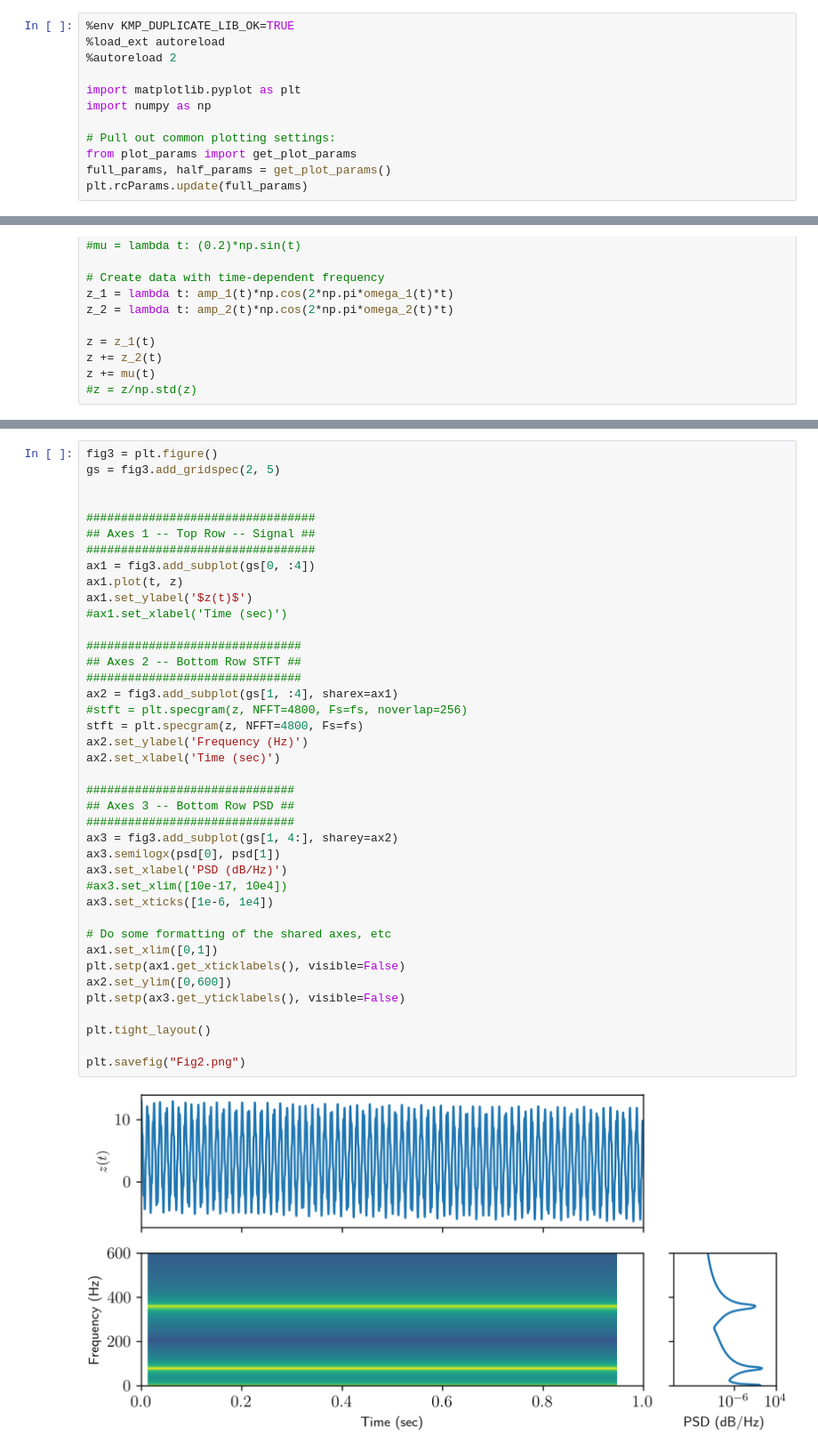
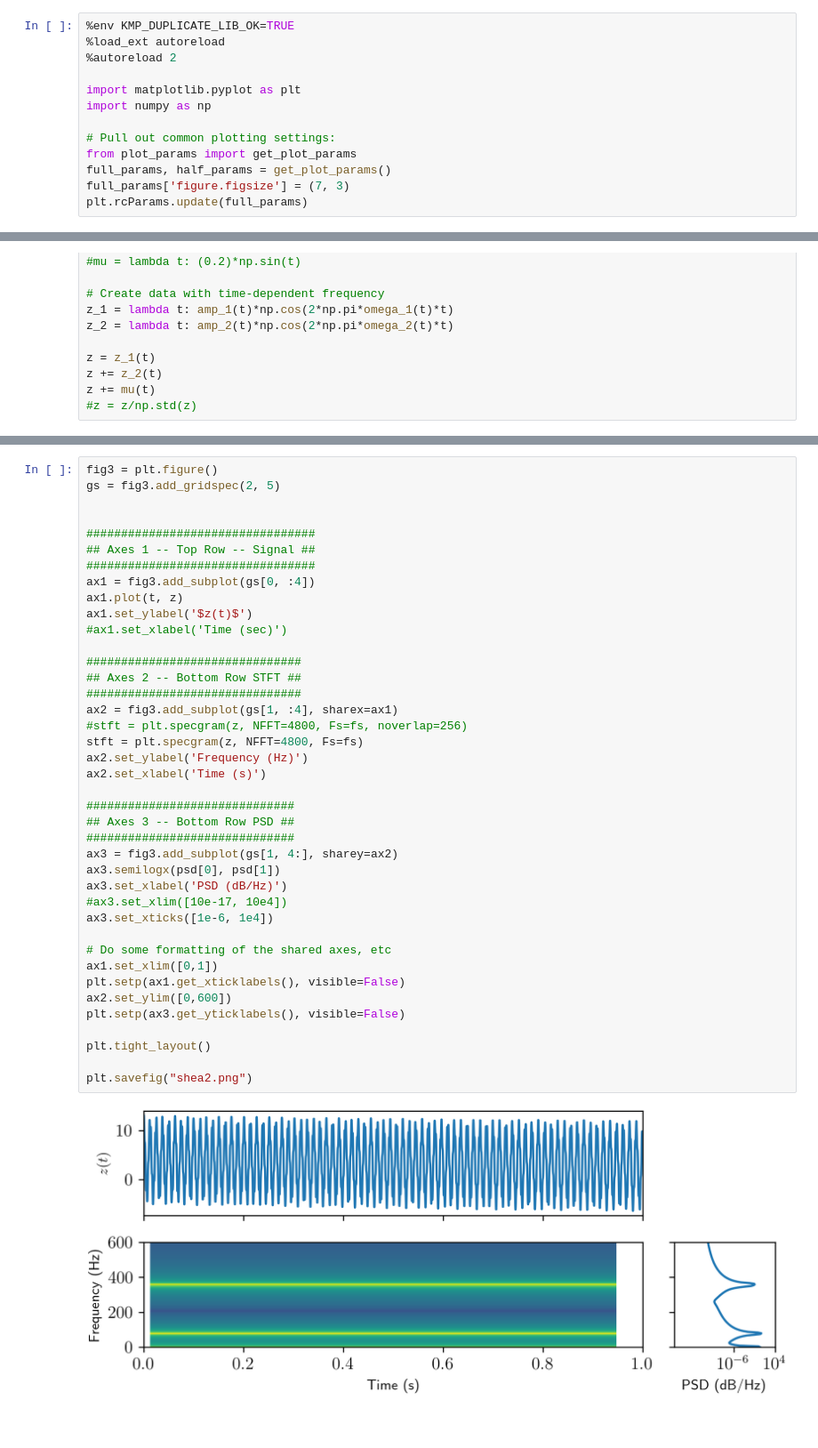
Before and after one commit to sheadan/NFMD-ExtractionInstantaneous, a Jupyter notebook: Fig 2 - Example STFT and PSD.ipynb, the cells around one changed output, grey strips where cells are left out. Shown: that part at 89% size. Cells and saved outputs as stored; diff of their text form; blank space fills up the shorter version.

```diff
--- a/Fig 2 - Example STFT and PSD.ipynb
+++ b/Fig 2 - Example STFT and PSD.ipynb
@@ -9,6 +9,7 @@ import numpy as np
 # Pull out common plotting settings:
 from plot_params import get_plot_params
 full_params, half_params = get_plot_params()
+full_params['figure.figsize'] = (7, 3)
 plt.rcParams.update(full_params)
 # %% [output]
 env: KMP_DUPLICATE_LIB_OK=TRUE
@@ -66,33 +67,33 @@ ax1 = fig3.add_subplot(gs[0, :4])
 ax1.plot(t, z)
 ax1.set_ylabel('$z(t)$')
 #ax1.set_xlabel('Time (sec)')
 
 ###############################
 ## Axes 2 -- Bottom Row STFT ##
 ###############################
 ax2 = fig3.add_subplot(gs[1, :4], sharex=ax1)
 #stft = plt.specgram(z, NFFT=4800, Fs=fs, noverlap=256)
 stft = plt.specgram(z, NFFT=4800, Fs=fs)
 ax2.set_ylabel('Frequency (Hz)')
-ax2.set_xlabel('Time (sec)')
+ax2.set_xlabel('Time (s)')
 
 ##############################
 ## Axes 3 -- Bottom Row PSD ##
 ##############################
 ax3 = fig3.add_subplot(gs[1, 4:], sharey=ax2)
 ax3.semilogx(psd[0], psd[1])
 ax3.set_xlabel('PSD (dB/Hz)')
 #ax3.set_xlim([10e-17, 10e4])
 ax3.set_xticks([1e-6, 1e4])
 
 # Do some formatting of the shared axes, etc
 ax1.set_xlim([0,1])
 plt.setp(ax1.get_xticklabels(), visible=False)
 ax2.set_ylim([0,600])
 plt.setp(ax3.get_yticklabels(), visible=False)
 
 plt.tight_layout()
 
-plt.savefig("Fig2.png")
+plt.savefig("shea2.png")
 # %% [output]
-[figure, old version]
+[figure, new version]
```
Also changed, not shown: parts of 1 cell of this notebook, 20 other files.
